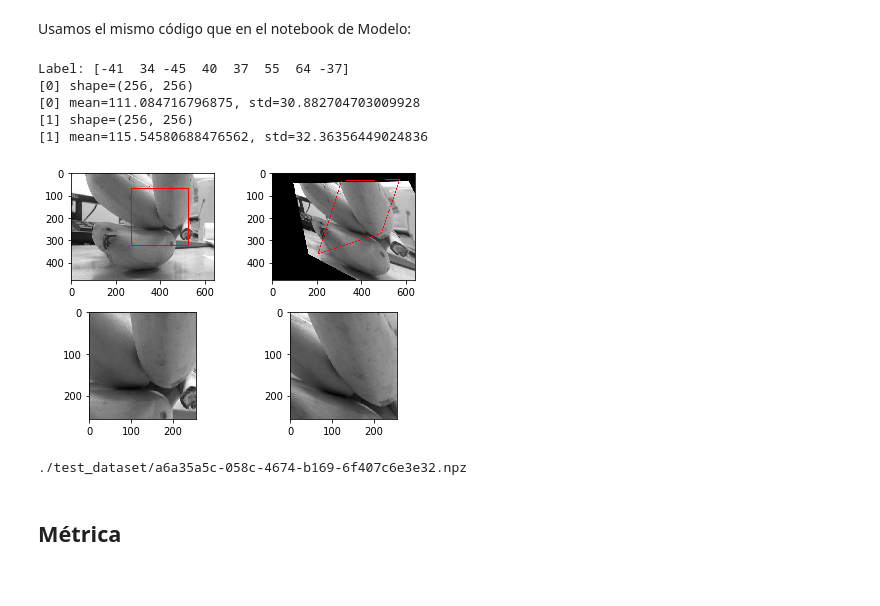
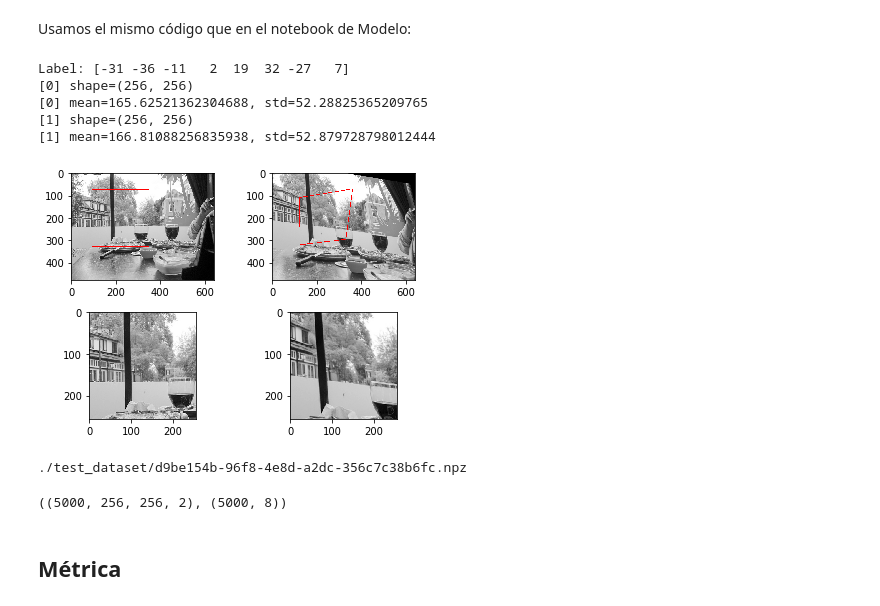
Before and after one commit to munshkr/vc-2018-2c, a Jupyter notebook: tp/Evaluacion.ipynb, the cells around one changed output. Saved outputs shown, nothing was run; the diff lists cells and outputs as text; code cells hidden in the pictures.

```diff
--- a/tp/Evaluacion.ipynb
+++ b/tp/Evaluacion.ipynb
@@ -146,14 +146,14 @@ def plot_processed_image(img_path):
         #plt.text(0.5,0.5, str((2, 2, i)), ha=’center’, fontsize = 10)
         plt.tight_layout()
 # %%
-plot_processed_image(X_test[0])
+plot_processed_image(X_test_files[0])
 # %% [output]
-Label: [-41  34 -45  40  37  55  64 -37]
+Label: [-31 -36 -11   2  19  32 -27   7]
 [0] shape=(256, 256)
-[0] mean=111.084716796875, std=30.882704703009928
+[0] mean=165.62521362304688, std=52.28825365209765
 [1] shape=(256, 256)
-[1] mean=115.54580688476562, std=32.36356449024836
+[1] mean=166.81088256835938, std=52.879728798012444
-[figure, old version]
+[figure, new version]
 # %%
 def generate_test_dataset(X, out_dir):
     random.shuffle(X)
@@ -178,6 +178,6 @@ def generate_test_dataset(X, out_dir):
     print(outfile)
     return outfile
 # %%
-test_path = generate_test_dataset(X_test, os.path.join(DATA_DIR, 'test_dataset'))
+test_path = generate_test_dataset(X_test_files, os.path.join(DATA_DIR, 'test_dataset'))
 # %% [output]
-./test_dataset/a6a35a5c-058c-4674-b169-6f407c6e3e32.npz
+./test_dataset/d9be154b-96f8-4e8d-a2dc-356c7c38b6fc.npz
@@ -184,3 +189,7 @@ test_path = generate_test_dataset(X_test, os.path.join(DATA_DIR, 'test_dataset')
+# %%
+X_test.shape, y_test.shape
+# %% [output]
+((5000, 256, 256, 2), (5000, 8))
 # %% [markdown]
 ## Métrica
 # %% [markdown]
```
Also changed, not shown: parts of 39 cells of this notebook.
